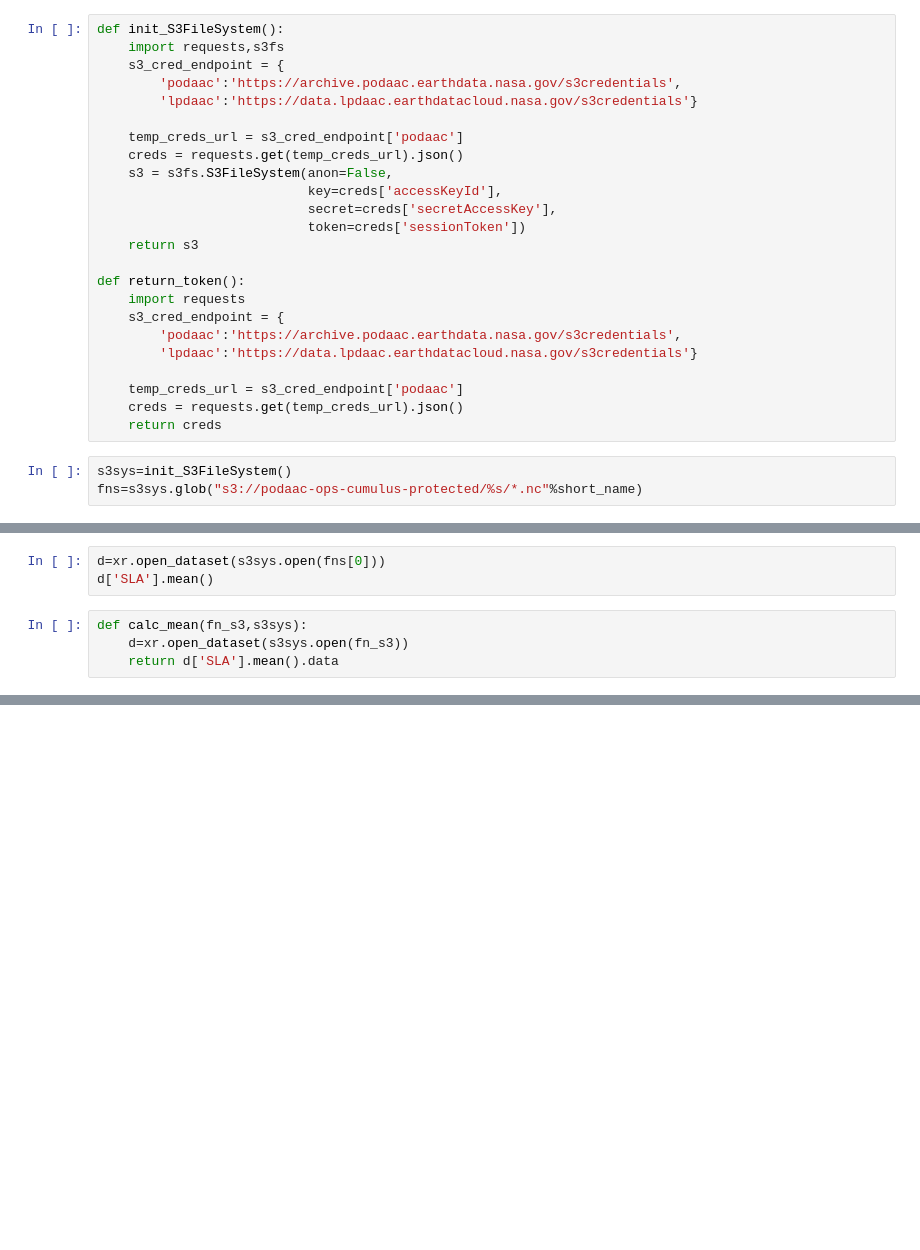
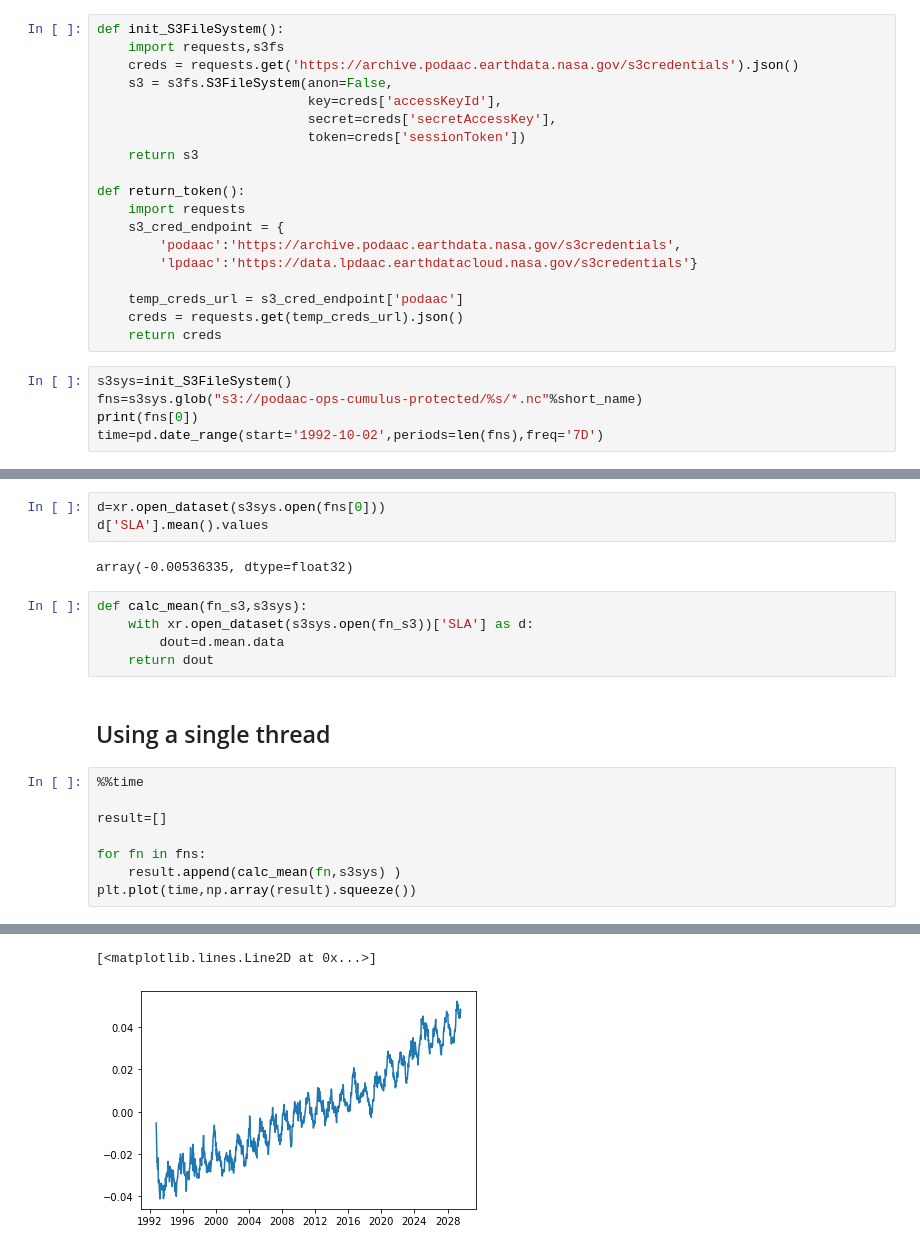
Before and after one commit to podaac/the-coding-club, a Jupyter notebook: notebooks/MEaSUREs-SSH-dask.ipynb, the cells around one changed output, grey strips where cells are left out. Cells and saved outputs as stored; diff of their text form; blank space fills up the shorter version.

```diff
--- a/notebooks/MEaSUREs-SSH-dask.ipynb
+++ b/notebooks/MEaSUREs-SSH-dask.ipynb
@@ -10,12 +17,7 @@ short_name='SEA_SURFACE_HEIGHT_ALT_GRIDS_L4_2SATS_5DAY_6THDEG_V_JPL1812'
 # %%
 def init_S3FileSystem():
     import requests,s3fs
-    s3_cred_endpoint = {
-        'podaac':'https://archive.podaac.earthdata.nasa.gov/s3credentials',
-        'lpdaac':'https://data.lpdaac.earthdatacloud.nasa.gov/s3credentials'}
-
-    temp_creds_url = s3_cred_endpoint['podaac']
-    creds = requests.get(temp_creds_url).json()
+    creds = requests.get('https://archive.podaac.earthdata.nasa.gov/s3credentials').json()
     s3 = s3fs.S3FileSystem(anon=False,
                            key=creds['accessKeyId'],
                            secret=creds['secretAccessKey'],
@@ -34,3 +36,5 @@ def return_token():
 # %%
 s3sys=init_S3FileSystem()
 fns=s3sys.glob("s3://podaac-ops-cumulus-protected/%s/*.nc"%short_name)
+print(fns[0])
+time=pd.date_range(start='1992-10-02',periods=len(fns),freq='7D')
@@ -37,7 +43,21 @@ fns=s3sys.glob("s3://podaac-ops-cumulus-protected/%s/*.nc"%short_name)
 # %%
 d=xr.open_dataset(s3sys.open(fns[0]))
-d['SLA'].mean()
+d['SLA'].mean().values
+# %% [output]
+array(-0.00536335, dtype=float32)
 # %%
 def calc_mean(fn_s3,s3sys):
-    d=xr.open_dataset(s3sys.open(fn_s3))
-    return d['SLA'].mean().data
+    with xr.open_dataset(s3sys.open(fn_s3))['SLA'] as d:
+        dout=d.mean.data
+    return dout
+# %% [markdown]
+## Using a single thread
+# %%
+%%time
+
+result=[]
+
+for fn in fns:
+    result.append(calc_mean(fn,s3sys) )
+plt.plot(time,np.array(result).squeeze())
+# %% [output]
@@ -44,3 +66,5 @@ def calc_mean(fn_s3,s3sys):
+[<matplotlib.lines.Line2D at 0x...>]
+[figure, added]
 # %%
 from dask.distributed import Client
 from dask import delayed,compute
```
Also changed, not shown: parts of 11 cells of this notebook.
